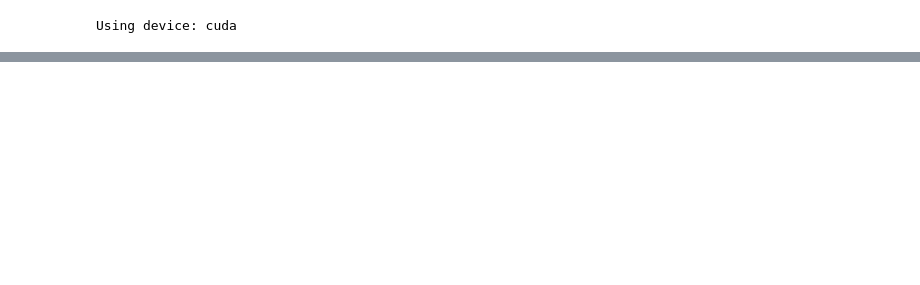
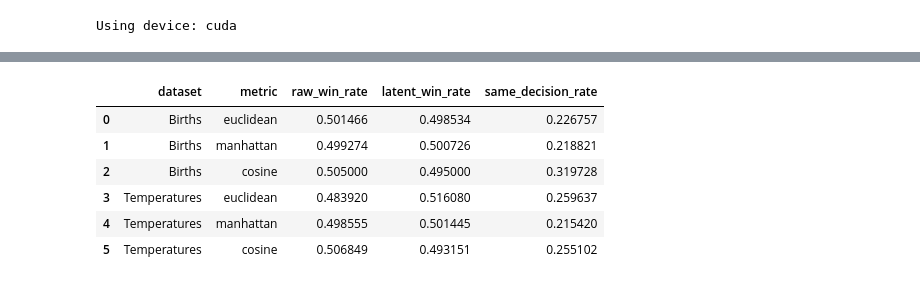
Before and after one commit to IliasAttary/bachelor_thesis, a Jupyter notebook: main.ipynb, the cells around one changed output, grey strips where cells are left out. Cells and saved outputs as stored; diff of their text form; code cells hidden in the pictures; blank space fills up the shorter version.

```diff
--- a/main.ipynb
+++ b/main.ipynb
@@ -19,12 +19,12 @@ import warnings
 warnings.filterwarnings("ignore")
 # %%
 ts_configs = [
-    ("Births",       Births,       15),
-    ("Temperatures", Temperatures, 15),
+    ("Births",       Births,       31),
+    ("Temperatures", Temperatures, 31),
 ]
 autoencoder_embedding_flags = [False, True]
 metrics_list = ["euclidean", "manhattan", "cosine"]
-latent_dim = 4
+latent_dim = 8
 
 device = torch.device("cuda" if torch.cuda.is_available() else "cpu")
 print("Using device:", device)
@@ -339,0 +384,45 @@ Bottleneck size: 4
+# %%
+df_dis['raw_error'] = (df_dis['y_pred_raw'] - df_dis['y_true'])**2
+df_dis['lat_error'] = (df_dis['y_pred_lat'] - df_dis['y_true'])**2
+df_dis['winner'] = np.where(df_dis['lat_error'] < df_dis['raw_error'],
+                            'latent', 'raw')
+
+# 3) Count wins among disagreements
+win_counts = (
+    df_dis
+    .groupby(['dataset','metric','winner'])
+    .size()
+    .unstack(fill_value=0)
+    .rename(columns={'raw':'raw_wins','latent':'latent_wins'})
+)
+
+# 4) Compute win‐rates (conditional on disagreement)
+win_rates = win_counts.div(win_counts.sum(axis=1), axis=0) \
+                      .rename(columns={'raw_wins':'raw_win_rate',
+                                       'latent_wins':'latent_win_rate'})
+
+# 5) Merge rates into the summary table
+df_full = (
+    df_sum
+    .merge(win_rates.reset_index(), on=['dataset','metric'], how='left')
+    .fillna(0)
+    .assign(
+        same_decision_rate = 1 - df_sum['disagreement_rate']
+    )
+)
+
+# 6) Display concise table
+display(
+    df_full[[
+        'dataset','metric',
+        'raw_win_rate','latent_win_rate','same_decision_rate'
+    ]]
+)
+# %% [output]
+|  | dataset | metric | raw_win_rate | latent_win_rate | same_decision_rate |
+| 0 | Births | euclidean | 0.501466 | 0.498534 | 0.226757 |
+| 1 | Births | manhattan | 0.499274 | 0.500726 | 0.218821 |
+| 2 | Births | cosine | 0.505000 | 0.495000 | 0.319728 |
+| 3 | Temperatures | euclidean | 0.483920 | 0.516080 | 0.259637 |
+| 4 | Temperatures | manhattan | 0.498555 | 0.501445 | 0.215420 |
+| 5 | Temperatures | cosine | 0.506849 | 0.493151 | 0.255102 |
```
Also changed, not shown: parts of 5 cells of this notebook.
